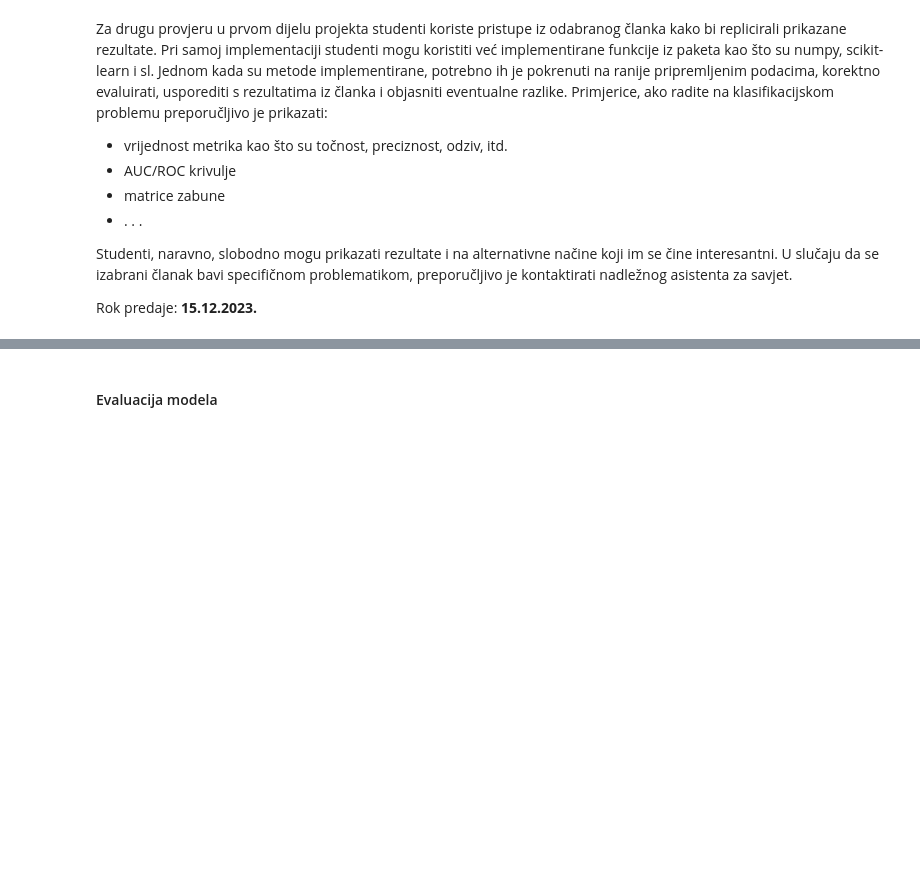
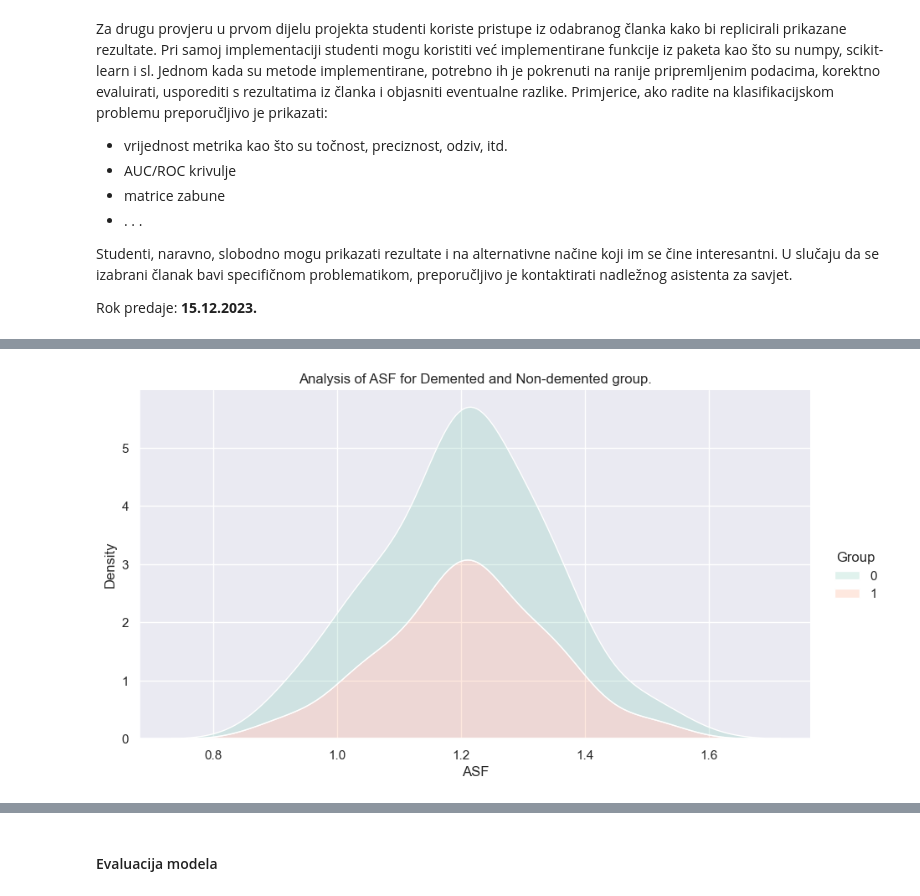
Before and after one commit to zveronika/UUZOP-projekt, a Jupyter notebook: UUZOP-Veronika_Žunar.ipynb, the cells around one changed output, grey strips where cells are left out. Drawn from its saved outputs; the diff is of its cells as text; code cells hidden in the pictures; blank space fills up the shorter version.

```diff
--- a/UUZOP-Veronika_Žunar.ipynb
+++ b/UUZOP-Veronika_Žunar.ipynb
@@ -465,0 +431,7 @@ plt.show()
+# %%
+sns.set(rc={'figure.figsize':(10,20)})
+sns.displot(data=df_modified, x="ASF", hue="Group", multiple="stack", kind="kde", fill=True, common_norm=False, alpha=0.2, palette="Set2", height=5, aspect=16/9)
+plt.title("Analysis of ASF for Demented and Non-demented group.")
+plt.show()
+# %% [output]
+[figure, added]
```
Also changed, not shown: parts of 28 cells of this notebook.
